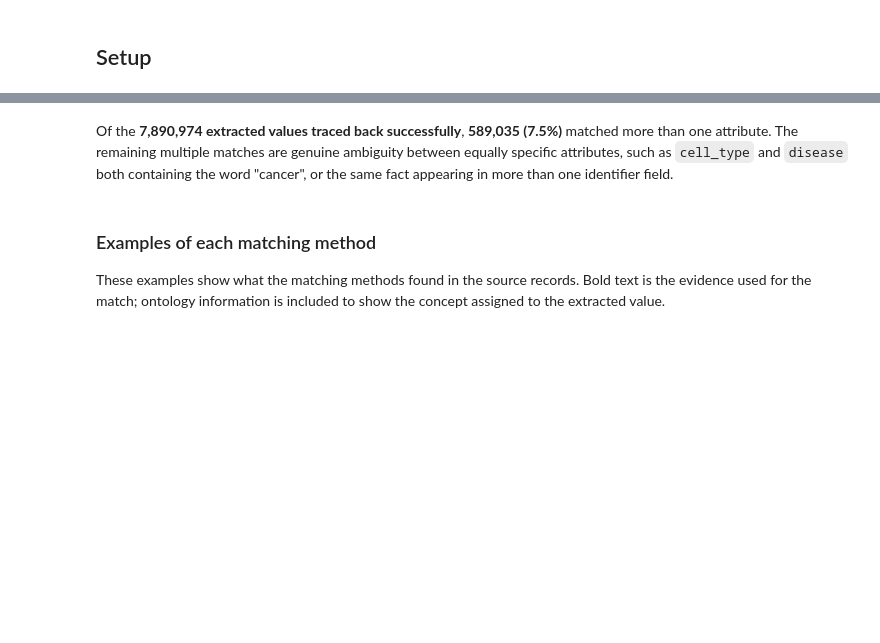
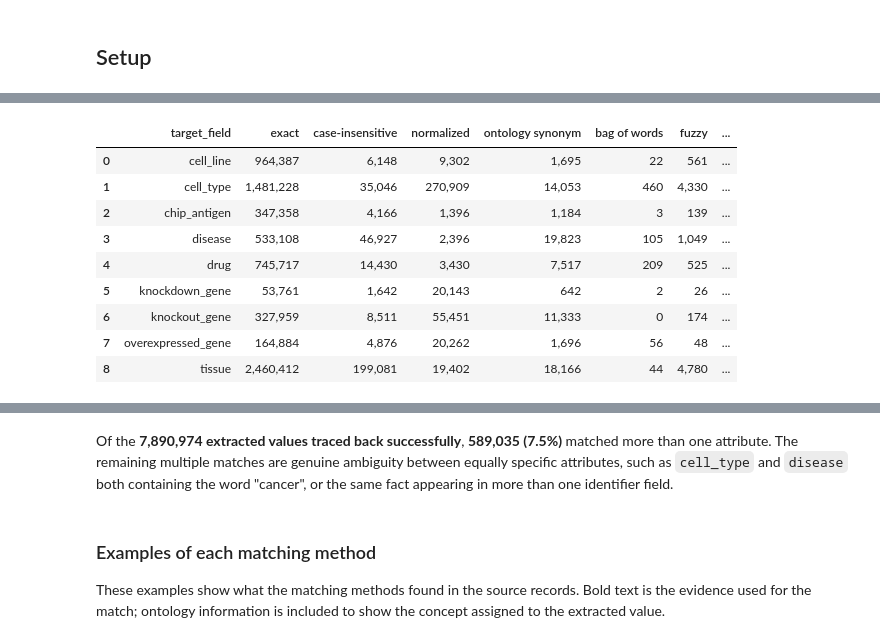
Before and after one commit to nuriafari/BH26_BioSample_bsllmner_mk2_value_provenance, a Jupyter notebook: notebooks/biosample_trace_back_evaluation.ipynb, the cells around one changed output, grey strips where cells are left out. Cells and saved outputs as stored; diff of their text form; code cells hidden in the pictures; blank space fills up the shorter version.

```diff
--- a/notebooks/biosample_trace_back_evaluation.ipynb
+++ b/notebooks/biosample_trace_back_evaluation.ipynb
@@ -118,0 +121,56 @@ STRATEGY_ORDER = [*MATCH_STRATEGIES, "not found"]
+# %%
+# LLM EVIDENCE TIER TALLIES: PER-TARGET-FIELD "llm"/"not found" COUNTS, ONE PER MODEL SIZE
+def llm_pass_tallies_by_field(paths: list[Path]) -> pd.DataFrame:
+    """Per-target-field counts of the LLM evidence tier's own verdict ("llm" if a proposed quote
+    grounded, else "not found"), read directly from a pass's `--out` jsonl files. These carry the
+    tier's OWN accounting of the residual it processed, which `trace_back_full` doesn't -- it only
+    has the deterministic cascade's verdict, which is "not found" for every item an LLM pass sees.
+    """
+    counts: dict[str, dict[str, int]] = {}
+    for path in paths:
+        with path.open() as f:
+            for line in f:
+                record = json.loads(line)
+                for row in record["rows"]:
+                    field_counts = counts.setdefault(row["target_field"], {})
+                    field_counts[row["strategy"]] = field_counts.get(row["strategy"], 0) + 1
+    return pd.DataFrame(counts).T.fillna(0).astype(int).rename_axis("target_field")
+
+
+qwen3_8b_tally = llm_pass_tallies_by_field(LLM_EVIDENCE_QWEN3_8B_JSONLS)
+qwen3_32b_tally = llm_pass_tallies_by_field(LLM_EVIDENCE_QWEN3_32B_JSONLS)
+
+LLM_TIERS = ["Qwen3-8B", "Qwen3-32B"]
+STRATEGY_ORDER = [*MATCH_STRATEGIES, *LLM_TIERS, "not found"]
+
+
+# COUNTS PER (TARGET FIELD, STRATEGY), DETERMINISTIC TIERS PLUS THE TWO LLM PASSES
+def strategy_breakdown(trace_back: pd.DataFrame, qwen3_8b_tally: pd.DataFrame, qwen3_32b_tally: pd.DataFrame) -> pd.DataFrame:
+    counts = trace_back.groupby(["target_field", "strategy"]).size().unstack(fill_value=0)
+    counts.columns.name = None
+    counts = counts.reindex(columns=MATCH_STRATEGIES, fill_value=0)
+    # the LLM tiers' own tallies replace the deterministic cascade's "not found" column outright:
+    # every item ever "not found" deterministically is accounted for by exactly one of the three
+    # columns below (Qwen3-8B grounded it, Qwen3-32B grounded what Qwen3-8B couldn't, or neither
+    # did), so nothing here double-counts or needs the deterministic "not found" column at all.
+    counts["Qwen3-8B"] = qwen3_8b_tally["llm"].reindex(counts.index, fill_value=0)
+    counts["Qwen3-32B"] = qwen3_32b_tally["llm"].reindex(counts.index, fill_value=0)
+    counts["not found"] = qwen3_32b_tally["not found"].reindex(counts.index, fill_value=0)
+    counts["n_with_value"] = counts[STRATEGY_ORDER].sum(axis=1)
+    counts["pct_found"] = 100 * (counts["n_with_value"] - counts["not found"]) / counts["n_with_value"]
+    return counts.reset_index()
+
+
+strategy_stats = strategy_breakdown(trace_back_full, qwen3_8b_tally, qwen3_32b_tally)
+strategy_stats.style.format({**{col: "{:,}" for col in [*STRATEGY_ORDER, "n_with_value"]}, "pct_found": "{:.1f}"})
+# %% [output]
+|  | target_field | exact | case-insensitive | normalized | ontology synonym | bag of words | fuzzy | ... |
+| 0 | cell_line | 964,387 | 6,148 | 9,302 | 1,695 | 22 | 561 | ... |
+| 1 | cell_type | 1,481,228 | 35,046 | 270,909 | 14,053 | 460 | 4,330 | ... |
+| 2 | chip_antigen | 347,358 | 4,166 | 1,396 | 1,184 | 3 | 139 | ... |
+| 3 | disease | 533,108 | 46,927 | 2,396 | 19,823 | 105 | 1,049 | ... |
+| 4 | drug | 745,717 | 14,430 | 3,430 | 7,517 | 209 | 525 | ... |
+| 5 | knockdown_gene | 53,761 | 1,642 | 20,143 | 642 | 2 | 26 | ... |
+| 6 | knockout_gene | 327,959 | 8,511 | 55,451 | 11,333 | 0 | 174 | ... |
+| 7 | overexpressed_gene | 164,884 | 4,876 | 20,262 | 1,696 | 56 | 48 | ... |
+| 8 | tissue | 2,460,412 | 199,081 | 19,402 | 18,166 | 44 | 4,780 | ... |
```
Also changed, not shown: parts of 8 cells of this notebook, 2 other files.
